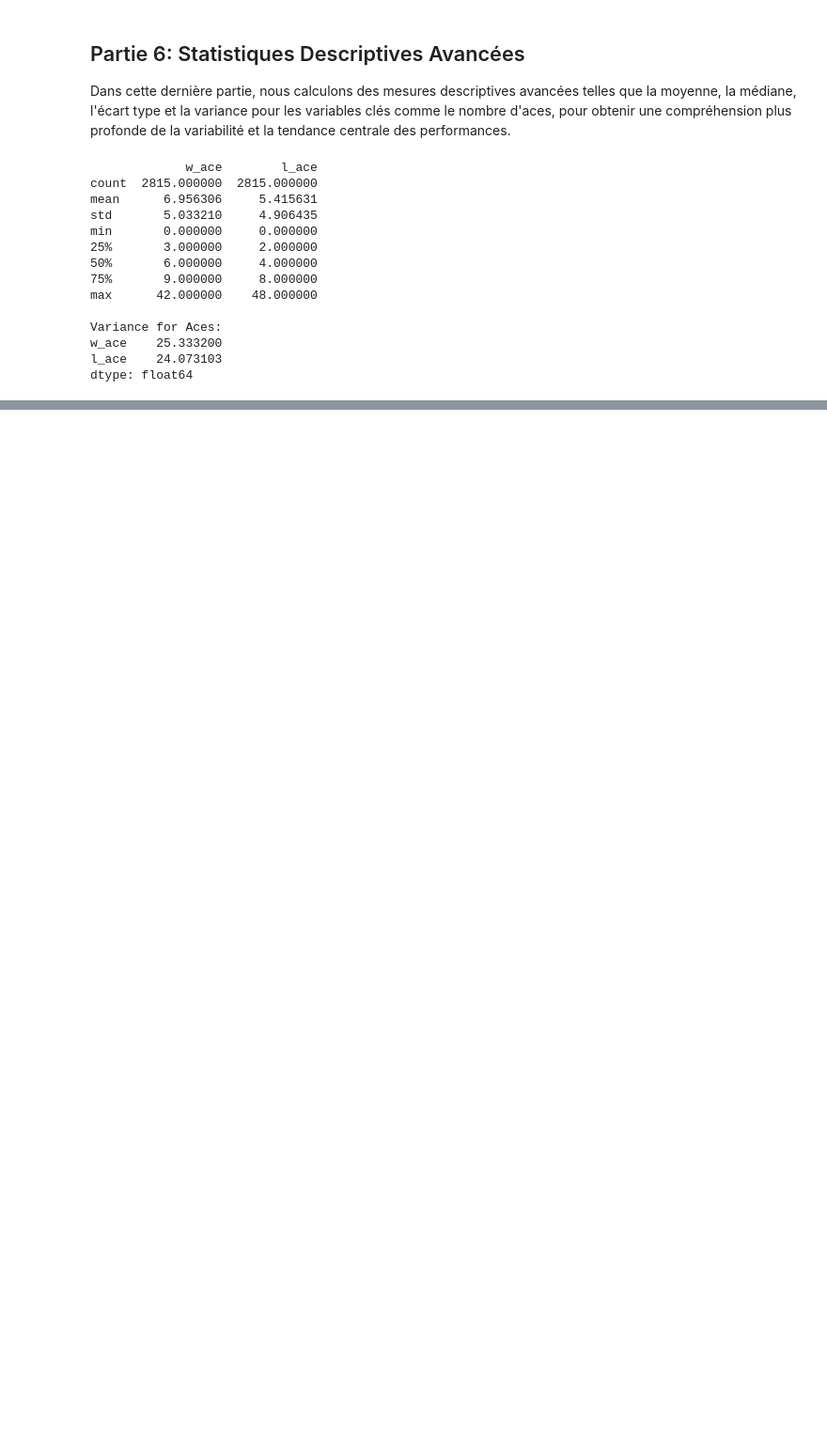
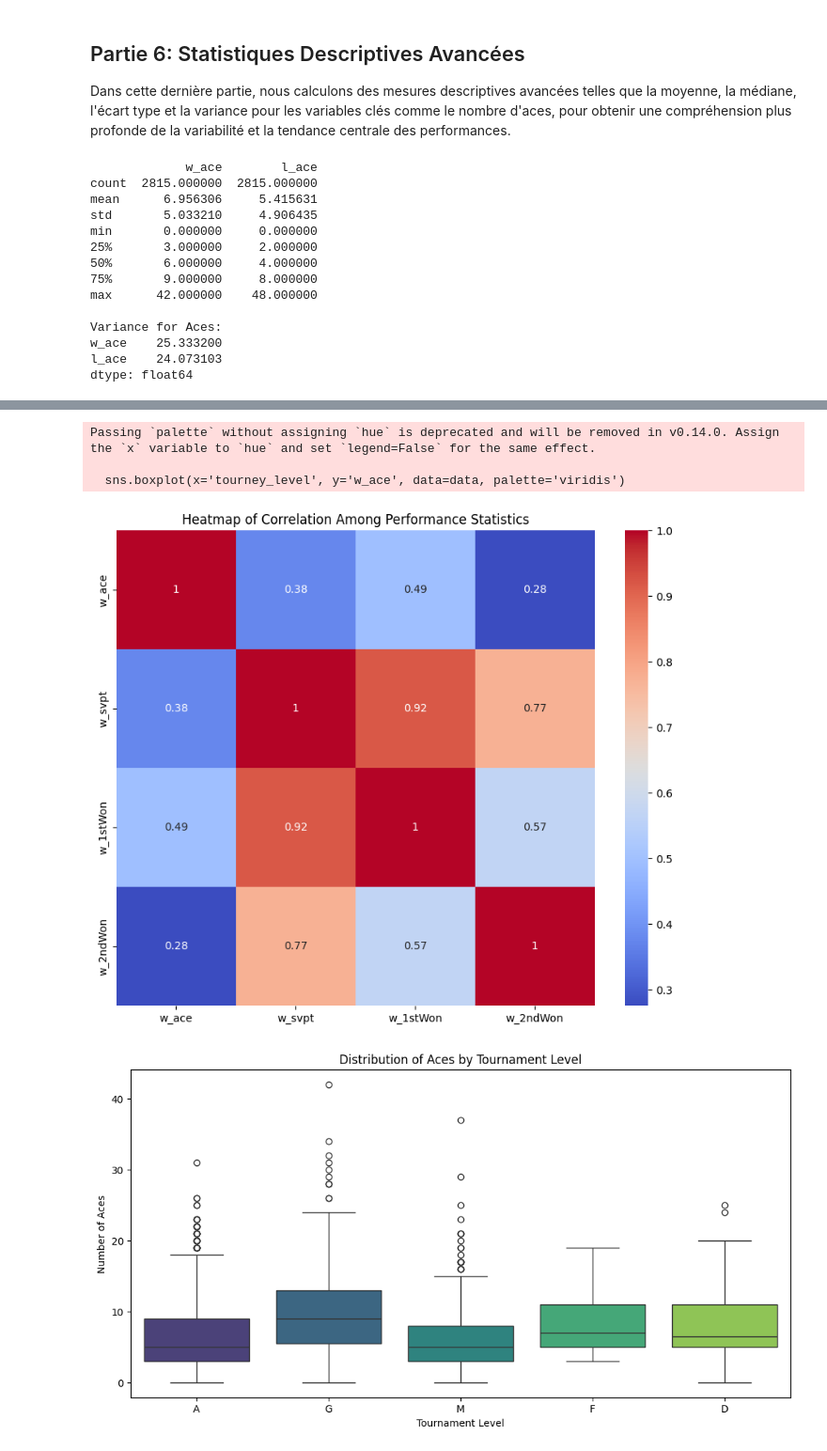
Before and after one commit to mathias1376/projetdata25, a Jupyter notebook: analyse_descriptive_data.ipynb, the cells around one changed output, grey strips where cells are left out. Shown: that part at 94% size. Drawn from its saved outputs; the diff is of its cells as text; code cells hidden in the pictures; blank space fills up the shorter version.

```diff
--- a/analyse_descriptive_data.ipynb
+++ b/analyse_descriptive_data.ipynb
@@ -251,0 +247,22 @@ dtype: float64
+# %%
+import seaborn as sns
+import matplotlib.pyplot as plt
+
+# Heatmap de corrélation entre différentes statistiques de performance
+plt.figure(figsize=(10, 8))
+sns.heatmap(data[['w_ace', 'w_svpt', 'w_1stWon', 'w_2ndWon']].corr(), annot=True, cmap='coolwarm')
+plt.title('Heatmap of Correlation Among Performance Statistics')
+
+# Boxplot des aces en fonction du niveau de tournoi
+plt.figure(figsize=(12, 6))
+sns.boxplot(x='tourney_level', y='w_ace', data=data, palette='viridis')
+plt.title('Distribution of Aces by Tournament Level')
+plt.xlabel('Tournament Level')
+plt.ylabel('Number of Aces')
+plt.show()
+# %% [output]
+Passing `palette` without assigning `hue` is deprecated and will be removed in v0.14.0. Assign the `x` variable to `hue` and set `legend=False` for the same effect.
+
+  sns.boxplot(x='tourney_level', y='w_ace', data=data, palette='viridis')
+[figure, added]
+[figure, added]
```
Also changed, not shown: parts of 13 cells of this notebook.
